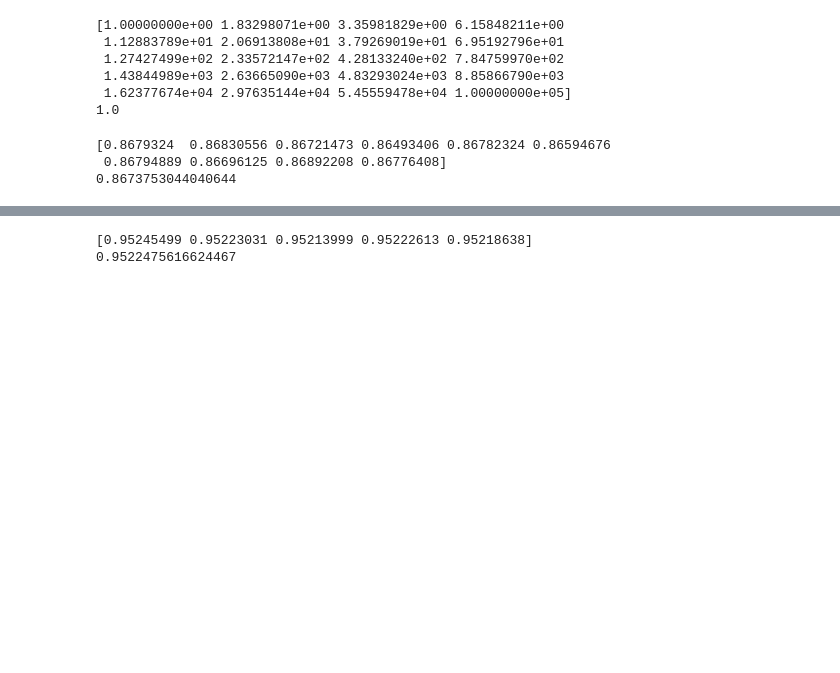
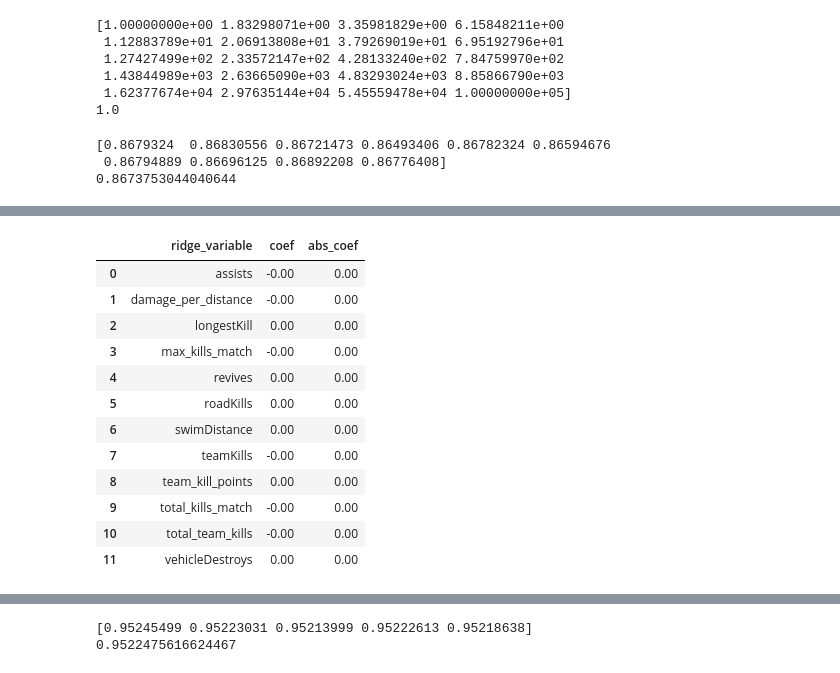
Before and after one commit to akinlaba/pubg, a Jupyter notebook: model_analysis_with_engineered_features.ipynb, the cells around one changed output, grey strips where cells are left out. Drawn from its saved outputs; the diff is of its cells as text; code cells hidden in the pictures; blank space fills up the shorter version.

```diff
--- a/model_analysis_with_engineered_features.ipynb
+++ b/model_analysis_with_engineered_features.ipynb
@@ -106,0 +163,16 @@ print(np.mean(ridge_scores))
+# %%
+ridge_coefs[ridge_coefs.abs_coef < 0.004].reset_index(drop=True)
+# %% [output]
+|  | ridge_variable | coef | abs_coef |
+| 0 | assists | -0.00 | 0.00 |
+| 1 | damage_per_distance | -0.00 | 0.00 |
+| 2 | longestKill | 0.00 | 0.00 |
+| 3 | max_kills_match | -0.00 | 0.00 |
+| 4 | revives | 0.00 | 0.00 |
+| 5 | roadKills | 0.00 | 0.00 |
+| 6 | swimDistance | 0.00 | 0.00 |
+| 7 | teamKills | -0.00 | 0.00 |
+| 8 | team_kill_points | 0.00 | 0.00 |
+| 9 | total_kills_match | -0.00 | 0.00 |
+| 10 | total_team_kills | -0.00 | 0.00 |
+| 11 | vehicleDestroys | 0.00 | 0.00 |
```
Also changed, not shown: parts of 19 cells of this notebook, 1 other file.
